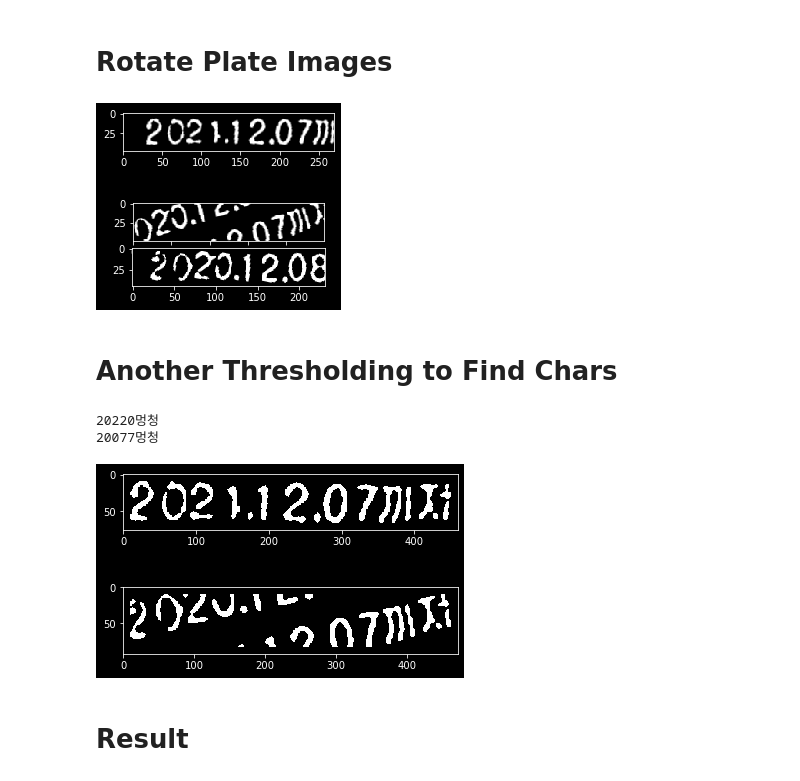
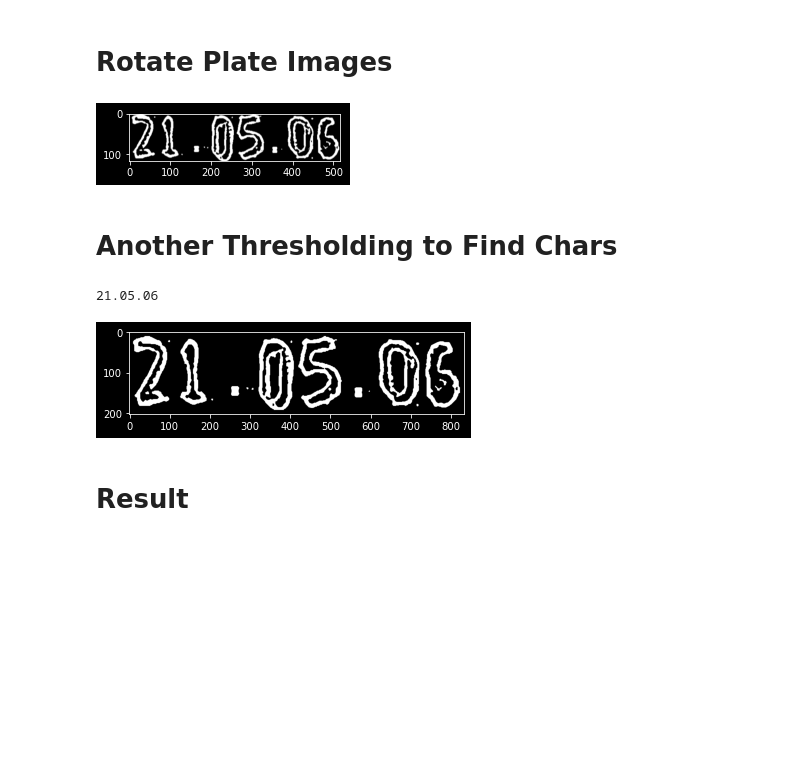
Before and after one commit to MinSoo97/joljak, a Jupyter notebook: Expirationdate_test.ipynb, the cells around one changed output. Drawn from its saved outputs; the diff is of its cells as text; code cells hidden in the pictures; blank space fills up the shorter version.

```diff
--- a/Expirationdate_test.ipynb
+++ b/Expirationdate_test.ipynb
@@ -7,7 +7,7 @@ plt.style.use('dark_background')
 # %% [markdown]
 # Read Input Image
 # %%
-img_ori = cv2.imread('6.jpg')
+img_ori = cv2.imread('03.jpg')
 
 height, width, channel = img_ori.shape
 
@@ -144,7 +144,7 @@ plt.imshow(temp_result, cmap='gray')
 # %% [markdown]
 # Select Candidates by Arrangement of Contours
 # %%
-MAX_DIAG_MULTIPLYER = 5# 5
+MAX_DIAG_MULTIPLYER = 3# 5
 MAX_ANGLE_DIFF = 12 # 12.0
 MAX_AREA_DIFF = 0.4 # 0.5
 MAX_WIDTH_DIFF = 0.5
@@ -226,10 +226,10 @@ plt.imshow(temp_result, cmap='gray')
 # %% [markdown]
 # Rotate Plate Images
 # %%
-PLATE_WIDTH_PADDING = 1.3 # 1.3
+PLATE_WIDTH_PADDING = 1.5 # 1.3
 PLATE_HEIGHT_PADDING = 1.5 # 1.5
-MIN_PLATE_RATIO = 5
-MAX_PLATE_RATIO = 7
+MIN_PLATE_RATIO = 4
+MAX_PLATE_RATIO = 5
 
 plate_imgs = []
 plate_infos = []
@@ -253,34 +253,34 @@ for i, matched_chars in enumerate(matched_result):
         np.array([sorted_chars[0]['cx'], sorted_chars[0]['cy']]) -
         np.array([sorted_chars[-1]['cx'], sorted_chars[-1]['cy']])
     )
 
     angle = np.degrees(np.arcsin(triangle_height / triangle_hypotenus))
 
     rotation_matrix = cv2.getRotationMatrix2D(center=(plate_cx, plate_cy), angle=angle, scale=1.0)
 
     img_rotated = cv2.warpAffine(img_thresh, M=rotation_matrix, dsize=(width, height))
 
     img_cropped = cv2.getRectSubPix(
         img_rotated,
         patchSize=(int(plate_width), int(plate_height)),
         center=(int(plate_cx), int(plate_cy))
     )
 
     if img_cropped.shape[1] / img_cropped.shape[0] < MIN_PLATE_RATIO or img_cropped.shape[1] / img_cropped.shape[0] < MIN_PLATE_RATIO > MAX_PLATE_RATIO:
         continue
 
     plate_imgs.append(img_cropped)
     plate_infos.append({
         'x': int(plate_cx - plate_width / 2),
         'y': int(plate_cy - plate_height / 2),
         'w': int(plate_width),
         'h': int(plate_height)
     })
 
     plt.subplot(len(matched_result), 1, i+1)
     plt.imshow(img_cropped, cmap='gray')
 # %% [output]
-[figure, old version]
+[figure, new version]
 # %% [markdown]
 # Another Thresholding to Find Chars
 # %%
@@ -331,7 +331,7 @@ for i, plate_img in enumerate(plate_imgs):
                 has_digit = True
             result_chars += c
 
-    print(result_chars+'멍청')
+    print(result_chars+'21.05.06')
     plate_chars.append(result_chars)
 
     if has_digit and len(result_chars) > longest_text:
@@ -340,9 +340,8 @@ for i, plate_img in enumerate(plate_imgs):
     plt.subplot(len(plate_imgs), 1, i+1)
     plt.imshow(img_result, cmap='gray')
 # %% [output]
-20220멍청
-20077멍청
+21.05.06
-[figure, old version]
+[figure, new version]
 # %% [markdown]
 # Result
 # %%
```
Also changed, not shown: parts of 9 cells of this notebook, 3 other files.
